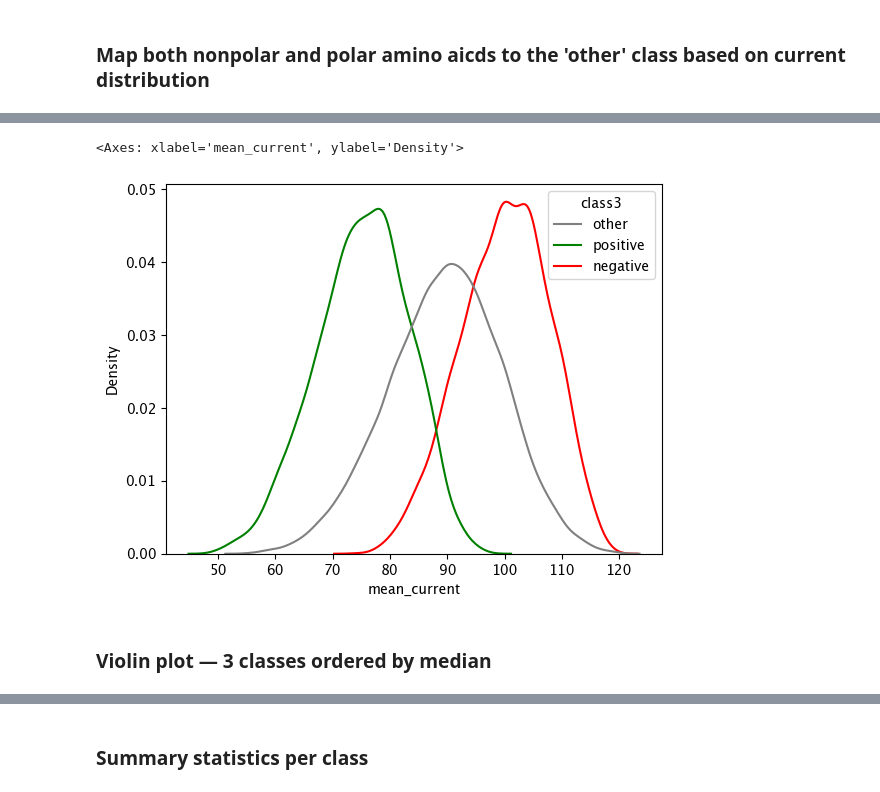
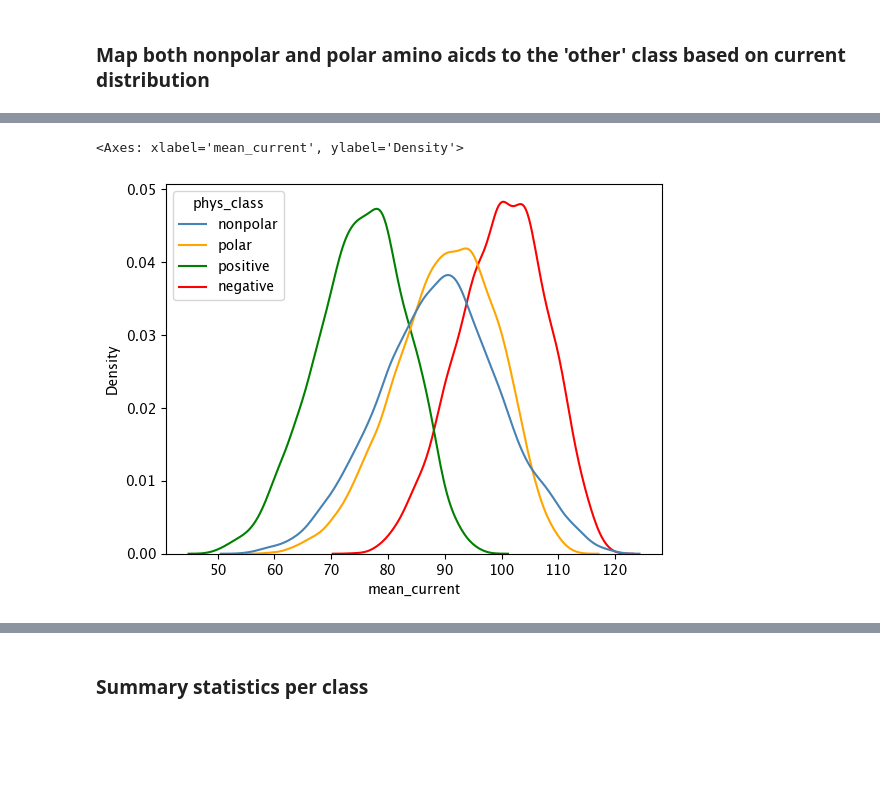
Before and after one commit to ivaidya11/cDNAtlasProject, a Jupyter notebook: notebooks/aa_classes_classifer(with wider X).ipynb, the cells around one changed output, grey strips where cells are left out. Saved outputs shown, nothing was run; the diff lists cells and outputs as text; code cells hidden in the pictures; blank space fills up the shorter version.

```diff
--- a/notebooks/aa_classes_classifer(with wider X).ipynb
+++ b/notebooks/aa_classes_classifer(with wider X).ipynb
@@ -160,5 +160,5 @@ ORDER_3 = ['positive','negative','other']
 # %% [markdown]
 ### Map both nonpolar and polar amino aicds to the 'other' class based on current distribution
 # %%
-features['class3'] = features['phys_class'].replace({'polar': 'other', 'nonpolar': 'other'})
-features['phys_class']
+# features['class3'] = features['phys_class'].replace({'polar': 'other', 'nonpolar': 'other'})
+# features['phys_class']
@@ -178,7 +165,5 @@ Name: phys_class, Length: 39995, dtype: str
 # %%
-sns.kdeplot(data=features, x = 'mean_current', hue='class3', palette=CLASS_COLORS_3, common_norm=False)
+sns.kdeplot(data=features, x = 'mean_current', hue='phys_class', palette=CLASS_COLORS_4, common_norm=False)
 # %% [output]
 <Axes: xlabel='mean_current', ylabel='Density'>
-[figure, old version]
+[figure, new version]
-# %% [markdown]
-### Violin plot — 3 classes ordered by median
```
Also changed, not shown: parts of 19 cells of this notebook, 1 other file.
